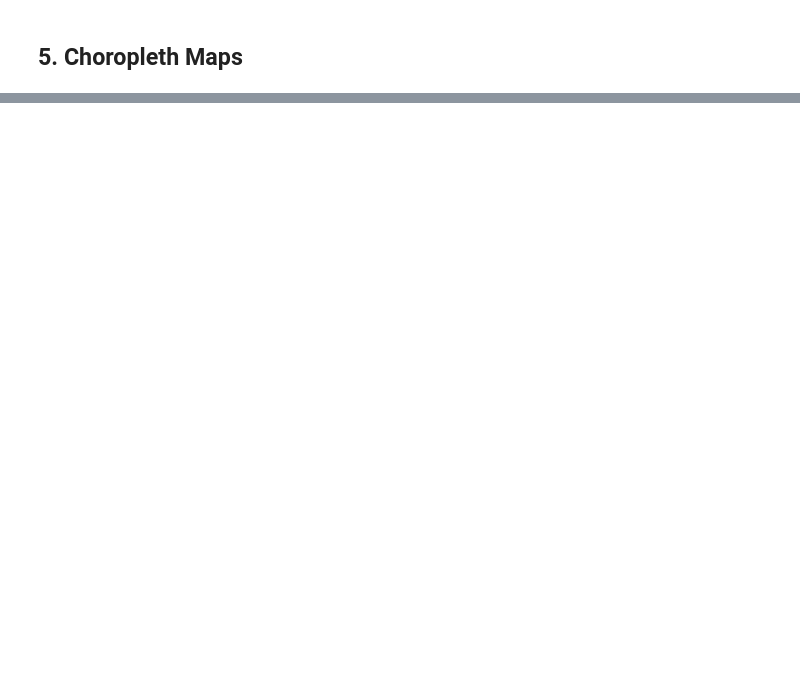
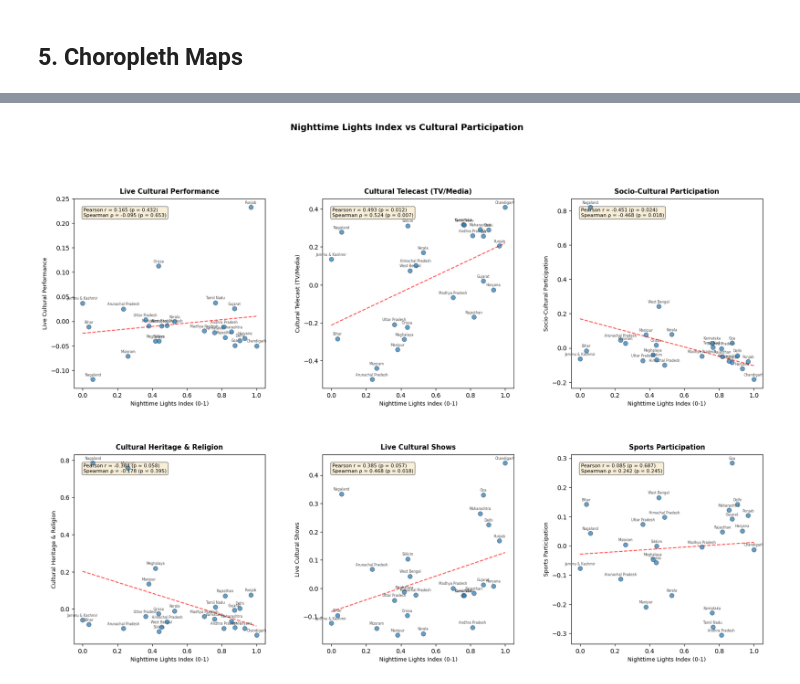
Before and after one commit to quarcs-lab/project2025s, a Jupyter notebook: notebooks/c05_spatial_culture.ipynb, the cells around one changed output, grey strips where cells are left out. Cells and saved outputs as stored; diff of their text form; code cells hidden in the pictures; blank space fills up the shorter version.

```diff
--- a/notebooks/c05_spatial_culture.ipynb
+++ b/notebooks/c05_spatial_culture.ipynb
@@ -239,0 +486,57 @@ print(gdf_merged[variables].describe().round(3))
+# %%
+from scipy import stats
+
+variables = ["LC_Performance", "LC_Telecast", "SC", "CH_relig", "LC_shows", "Sports"]
+var_labels = {
+    "LC_Performance": "Live Cultural Performance",
+    "LC_Telecast": "Cultural Telecast (TV/Media)",
+    "SC": "Socio-Cultural Participation",
+    "CH_relig": "Cultural Heritage & Religion",
+    "LC_shows": "Live Cultural Shows",
+    "Sports": "Sports Participation",
+}
+
+fig, axes = plt.subplots(2, 3, figsize=(20, 13))
+axes = axes.flatten()
+
+for i, var in enumerate(variables):
+    ax = axes[i]
+    x = gdf_analysis["NTL_index"]
+    y = gdf_analysis[var]
+
+    ax.scatter(x, y, s=50, alpha=0.7, edgecolors="black", linewidth=0.5, zorder=5)
+
+    # Label each point with state name
+    for _, row in gdf_analysis.iterrows():
+        ax.annotate(
+            row["region"], (row["NTL_index"], row[var]),
+            fontsize=5.5, alpha=0.7, ha="center", va="bottom",
+            xytext=(0, 4), textcoords="offset points",
+        )
+
+    # Fit and plot regression line
+    slope, intercept, r_val, p_val, _ = stats.linregress(x, y)
+    x_line = np.linspace(x.min(), x.max(), 100)
+    ax.plot(x_line, intercept + slope * x_line, "r--", alpha=0.7, linewidth=1.5)
+
+    # Spearman correlation
+    rho, p_spearman = stats.spearmanr(x, y)
+
+    ax.set_title(var_labels[var], fontsize=11, fontweight="bold", pad=8)
+    ax.set_xlabel("Nighttime Lights Index (0-1)", fontsize=9)
+    ax.set_ylabel(var_labels[var], fontsize=9)
+    ax.text(
+        0.05, 0.95,
+        f"Pearson r = {r_val:.3f} (p = {p_val:.3f})\nSpearman \u03c1 = {rho:.3f} (p = {p_spearman:.3f})",
+        transform=ax.transAxes, fontsize=8, verticalalignment="top",
+        bbox=dict(boxstyle="round", facecolor="wheat", alpha=0.5),
+    )
+
+fig.suptitle(
+    "Nighttime Lights Index vs Cultural Participation",
+    fontsize=14, fontweight="bold", y=1.01,
+)
+fig.subplots_adjust(hspace=0.35, wspace=0.3)
+plt.show()
+# %% [output]
+[figure, added]
```
Also changed, not shown: parts of 32 cells of this notebook, 42 other files.
